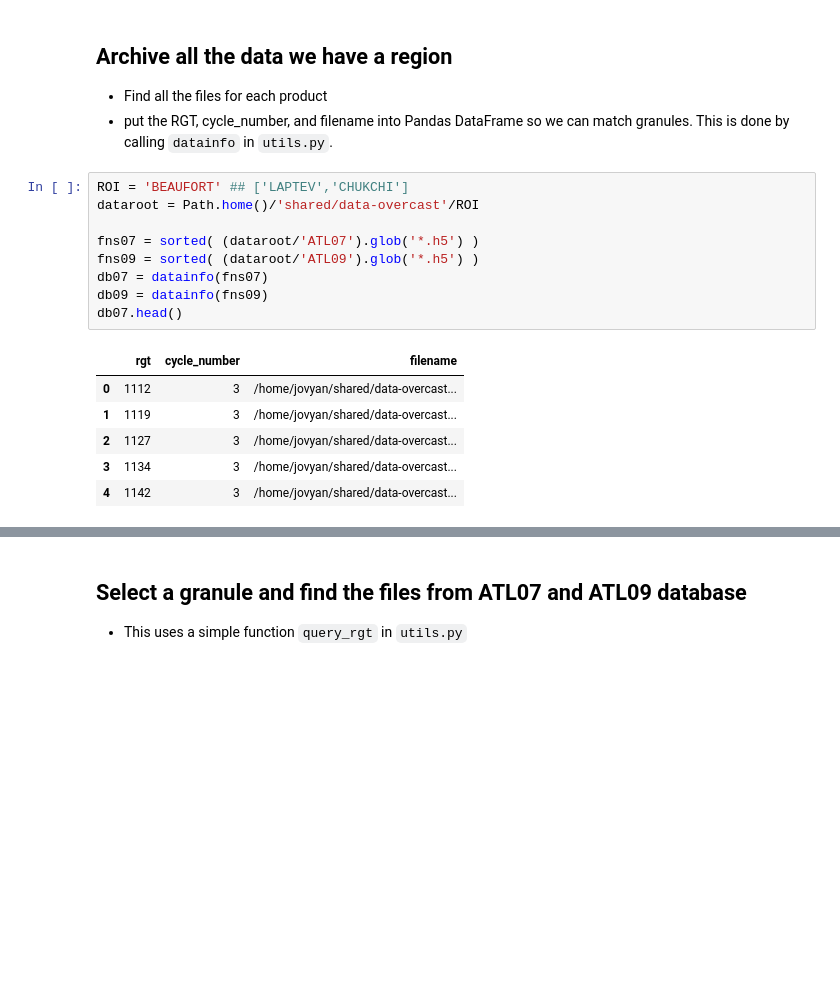
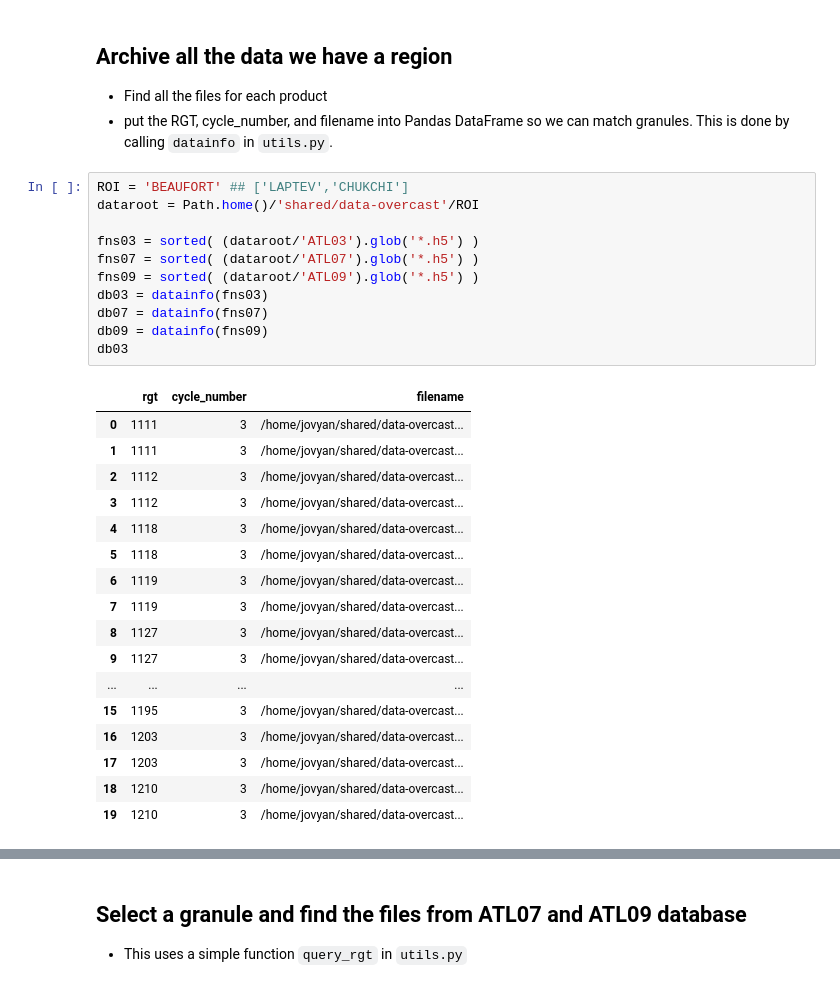
Before and after one commit to ICESAT-2HackWeek/overcast, a Jupyter notebook: notebooks/plot_ATL0709.ipynb, the cells around one changed output, grey strips where cells are left out. Drawn from its saved outputs; the diff is of its cells as text; blank space fills up the shorter version.

```diff
--- a/notebooks/plot_ATL0709.ipynb
+++ b/notebooks/plot_ATL0709.ipynb
@@ -29,16 +29,29 @@ from overcast.utils import fn2rgt, datainfo, query_rgt, box_sel
 # %%
 ROI = 'BEAUFORT' ## ['LAPTEV','CHUKCHI']
 dataroot = Path.home()/'shared/data-overcast'/ROI
 
+fns03 = sorted( (dataroot/'ATL03').glob('*.h5') )
 fns07 = sorted( (dataroot/'ATL07').glob('*.h5') )
 fns09 = sorted( (dataroot/'ATL09').glob('*.h5') )
+db03 = datainfo(fns03)
 db07 = datainfo(fns07)
 db09 = datainfo(fns09)
-db07.head()
+db03
 # %% [output]
 |  | rgt | cycle_number | filename |
-| 0 | 1112 | 3 | /home/jovyan/shared/data-overcast... |
-| 1 | 1119 | 3 | /home/jovyan/shared/data-overcast... |
-| 2 | 1127 | 3 | /home/jovyan/shared/data-overcast... |
-| 3 | 1134 | 3 | /home/jovyan/shared/data-overcast... |
-| 4 | 1142 | 3 | /home/jovyan/shared/data-overcast... |
+| 0 | 1111 | 3 | /home/jovyan/shared/data-overcast... |
+| 1 | 1111 | 3 | /home/jovyan/shared/data-overcast... |
+| 2 | 1112 | 3 | /home/jovyan/shared/data-overcast... |
+| 3 | 1112 | 3 | /home/jovyan/shared/data-overcast... |
+| 4 | 1118 | 3 | /home/jovyan/shared/data-overcast... |
+| 5 | 1118 | 3 | /home/jovyan/shared/data-overcast... |
+| 6 | 1119 | 3 | /home/jovyan/shared/data-overcast... |
+| 7 | 1119 | 3 | /home/jovyan/shared/data-overcast... |
+| 8 | 1127 | 3 | /home/jovyan/shared/data-overcast... |
+| 9 | 1127 | 3 | /home/jovyan/shared/data-overcast... |
+| ... | ... | ... | ... |
+| 15 | 1195 | 3 | /home/jovyan/shared/data-overcast... |
+| 16 | 1203 | 3 | /home/jovyan/shared/data-overcast... |
+| 17 | 1203 | 3 | /home/jovyan/shared/data-overcast... |
+| 18 | 1210 | 3 | /home/jovyan/shared/data-overcast... |
+| 19 | 1210 | 3 | /home/jovyan/shared/data-overcast... |
```
Also changed, not shown: parts of 10 cells of this notebook, 2 other files.
